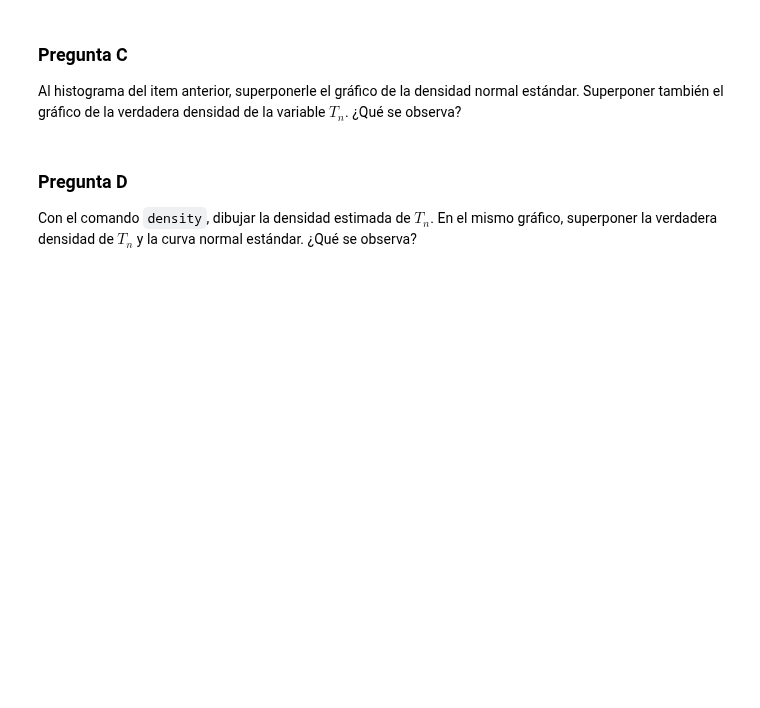
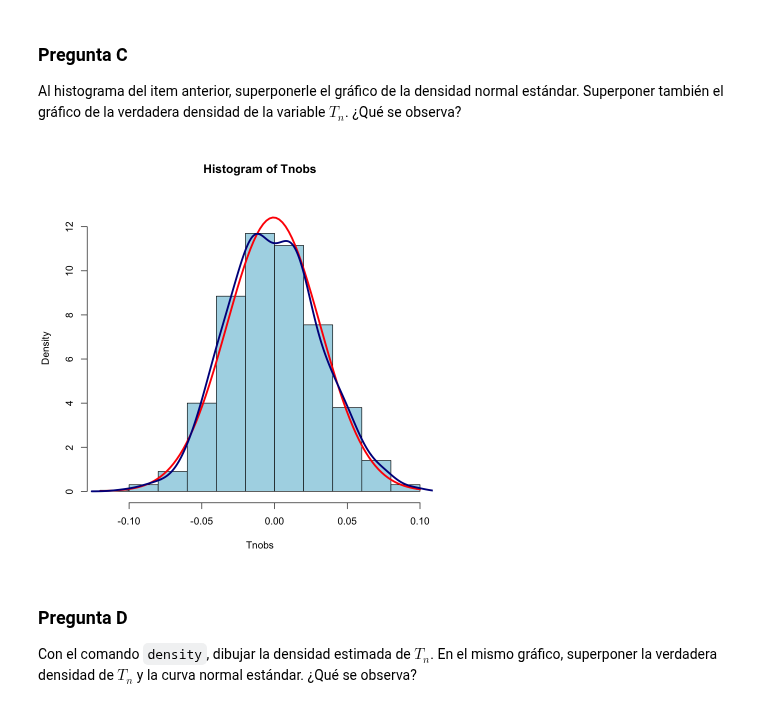
Before and after one commit to honi/uba-probabilidad-y-estadistica, a Jupyter notebook: Soluciones/Práctica8.ipynb, the cells around one changed output. Cells and saved outputs as stored; diff of their text form; code cells hidden in the pictures; blank space fills up the shorter version.

```diff
--- a/Soluciones/Práctica8.ipynb
+++ b/Soluciones/Práctica8.ipynb
@@ -46,6 +119,12 @@ A partir de los valores replicados de $T_{nobs}$ realizar un histograma. ¿Qué
 ### Pregunta C
 
 Al histograma del item anterior, superponerle el gráfico de la densidad normal estándar. Superponer también el gráfico de la verdadera densidad de la variable $T_n$. ¿Qué se observa?
+# %%
+hist(Tnobs, prob=TRUE, col='lightblue', ylim=c(0, 13))
+curve(dnorm(x, mean(Tnobs), sd(Tnobs)), col='red', lwd=3, add=TRUE)
+lines(density(Tnobs), col='darkblue', lwd=3)
+# %% [output]
+[figure, added]
 # %% [markdown]
 ### Pregunta D
 
```
Also changed, not shown: parts of 33 cells of this notebook.
